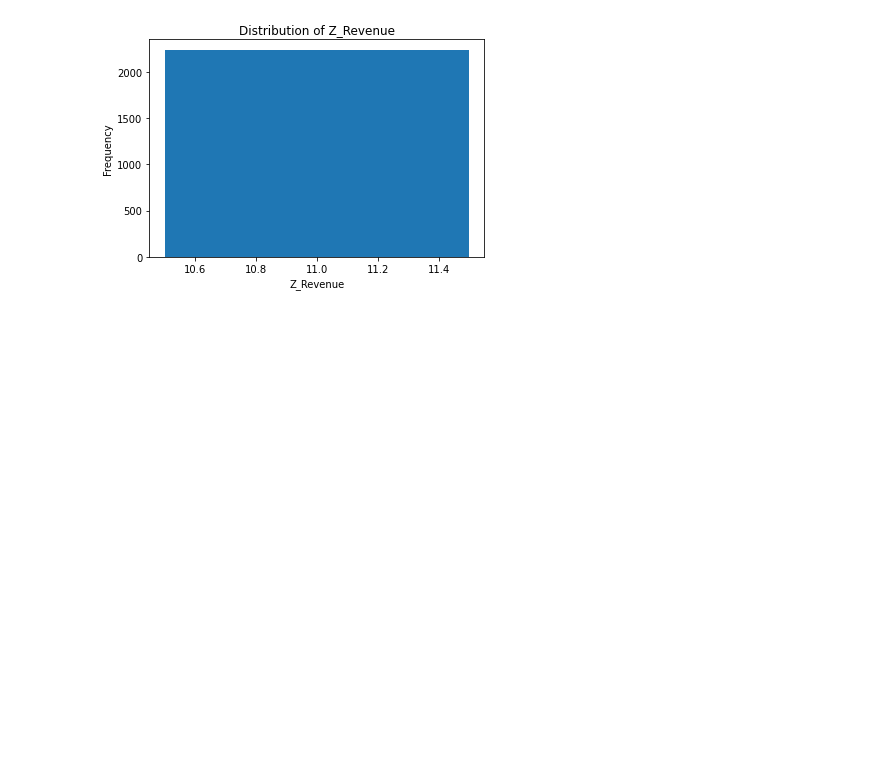
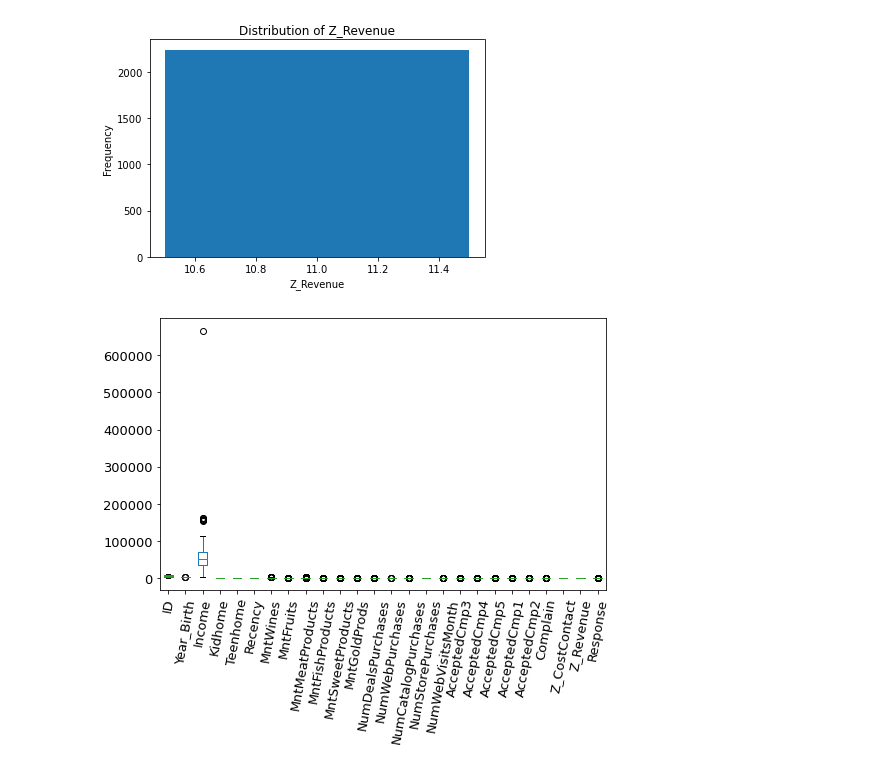
Before and after one commit to ashutoshUSD/ADS505-finalproject, a Jupyter notebook: Exploratory/ProjectEDA.ipynb, the cells around one changed output. Cells and saved outputs as stored; diff of their text form; code cells hidden in the pictures; blank space fills up the shorter version.

Commit message:
Update ProjectEDA.ipynb
Added box plot

```diff
--- a/Exploratory/ProjectEDA.ipynb
+++ b/Exploratory/ProjectEDA.ipynb
@@ -263,3 +282,7 @@ plt.title('Distribution of Z_Revenue')
 # %% [output]
 Text(0.5, 1.0, 'Distribution of Z_Revenue')
 [figure]
+# %%
+boxplot = marketingCampaign.boxplot(grid=False, rot=80, fontsize=13, figsize=(8,5))
+# %% [output]
+[figure, added]
```
Also changed, not shown: parts of 5 cells of this notebook.
